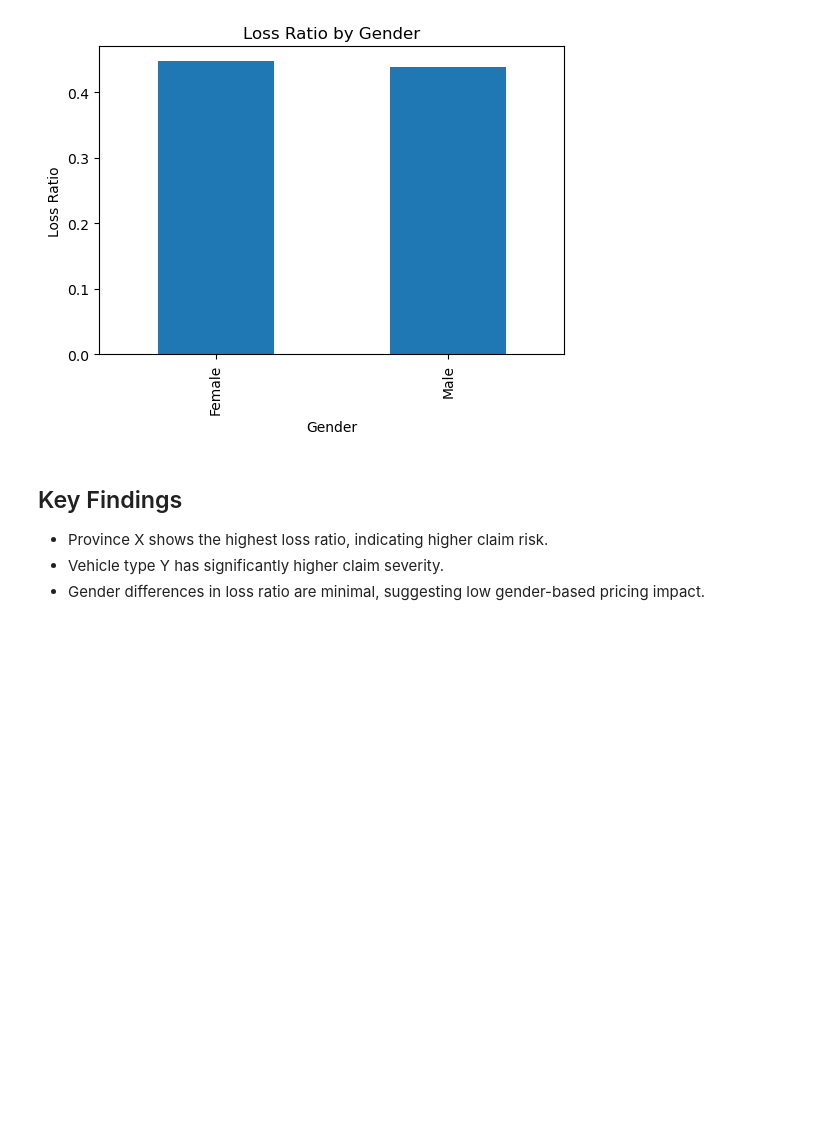
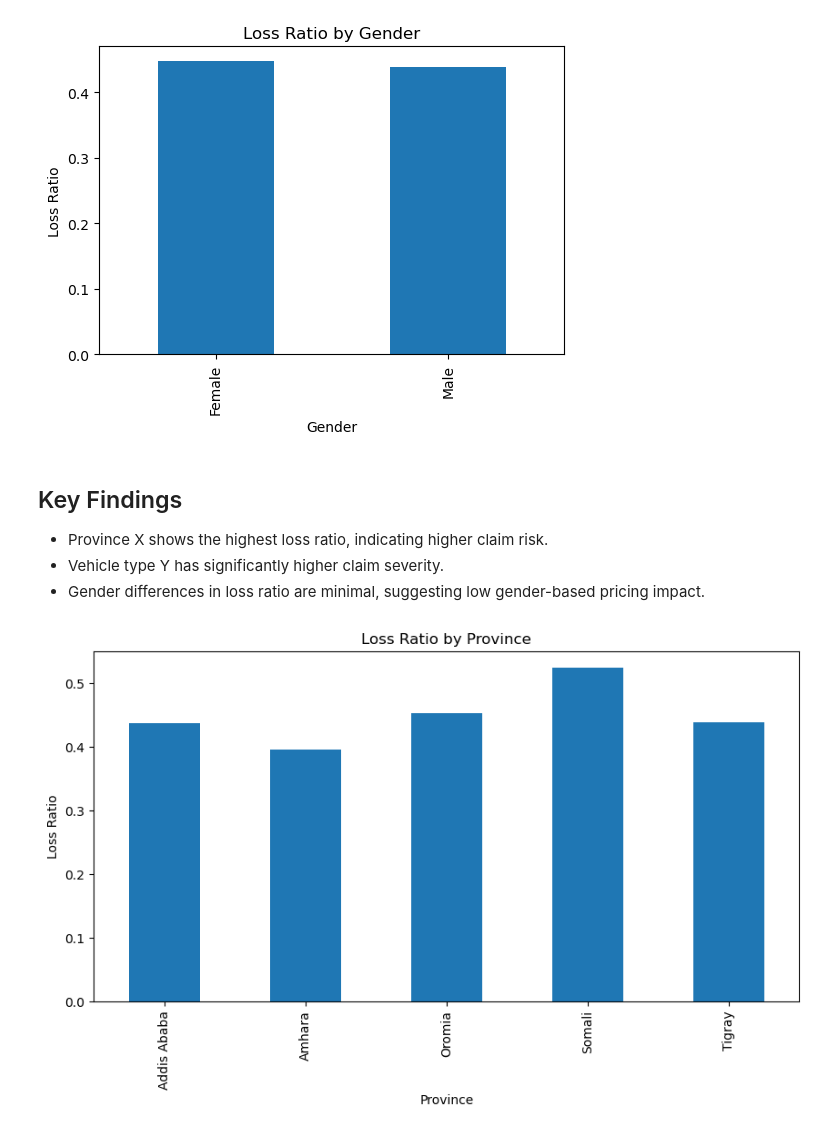
Before and after one commit to Maria-Biruk/insurance-risk-analytics, a Jupyter notebook: notebooks/01_eda.ipynb, the cells around one changed output. Drawn from its saved outputs; the diff is of its cells as text; code cells hidden in the pictures; blank space fills up the shorter version.

```diff
--- a/notebooks/01_eda.ipynb
+++ b/notebooks/01_eda.ipynb
@@ -354,3 +354,13 @@ plt.show()
 - Province X shows the highest loss ratio, indicating higher claim risk.
 - Vehicle type Y has significantly higher claim severity.
 - Gender differences in loss ratio are minimal, suggesting low gender-based pricing impact.
+# %%
+province_risk = df.groupby('Province')['LossRatio'].mean()
+
+plt.figure(figsize=(10,5))
+province_risk.plot(kind='bar')
+plt.title("Loss Ratio by Province")
+plt.ylabel("Loss Ratio")
+plt.show()
+# %% [output]
+[figure, added]
```
Also changed, not shown: parts of 45 cells of this notebook.
